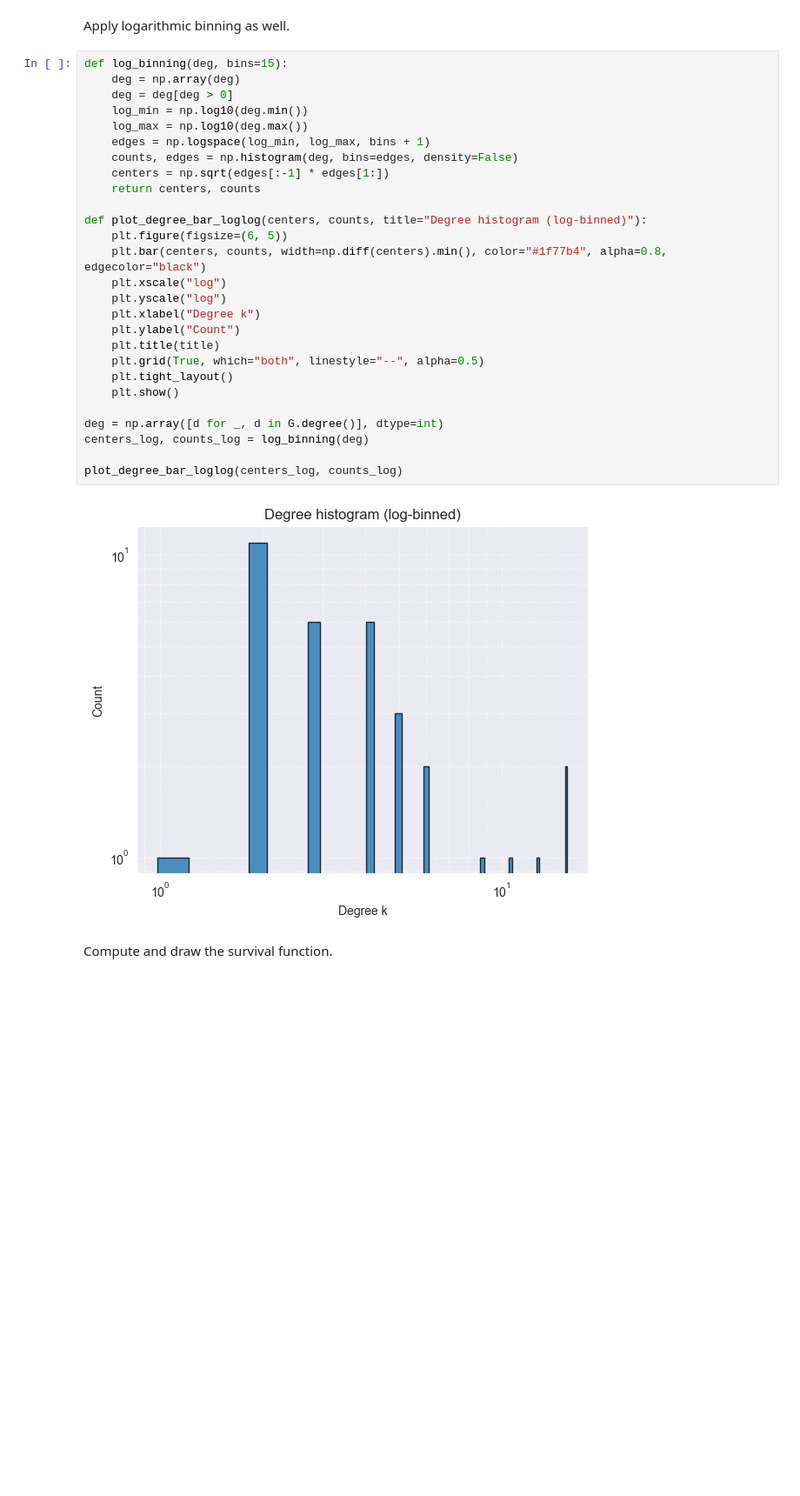
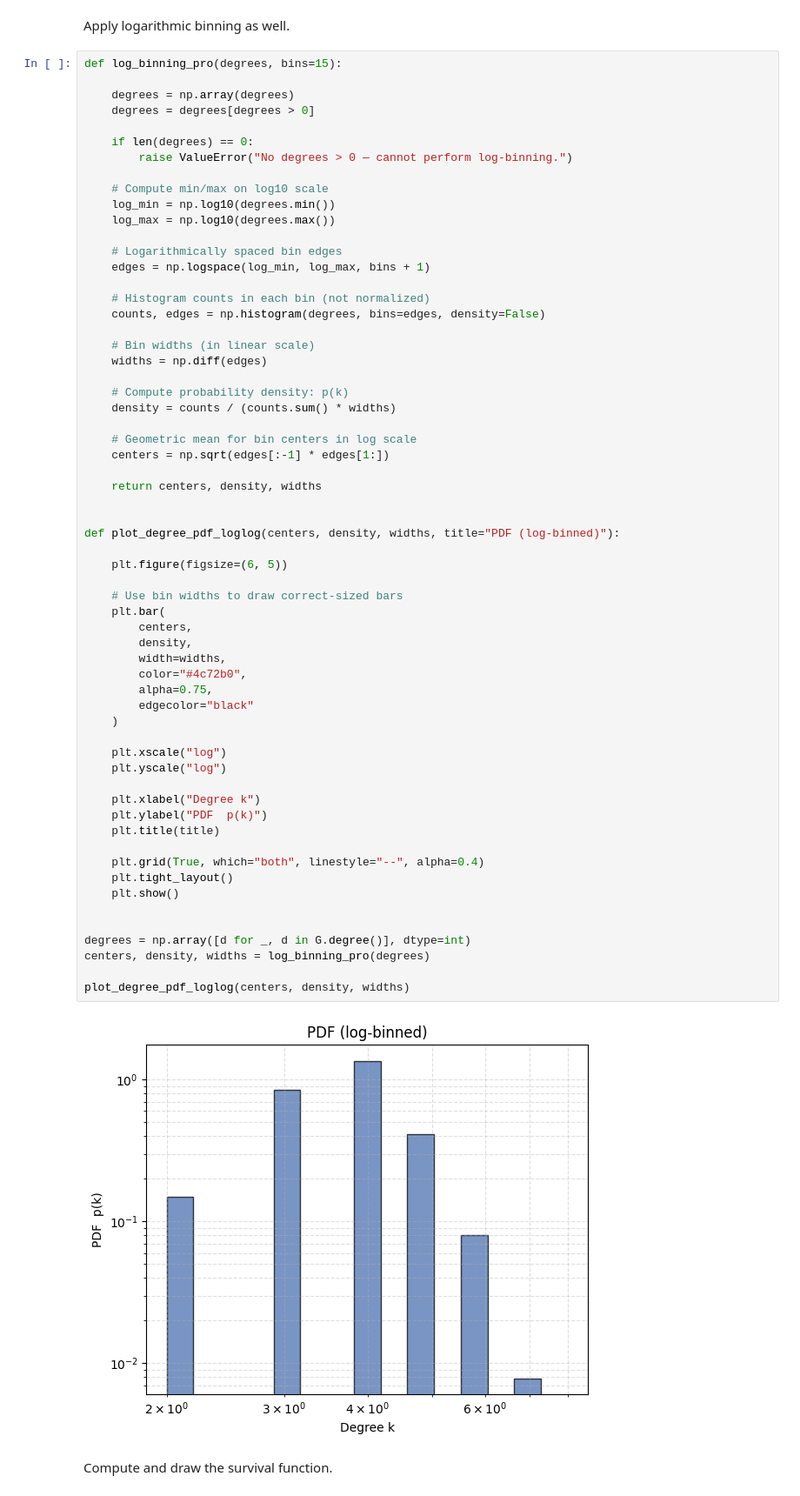
Before and after one commit to OganKuba/Social-Recomndation-Systems-Tasks, a Jupyter notebook: P4/E4.ipynb, the cells around one changed output. Shown at 87% size. Cells and saved outputs as stored; diff of their text form; blank space fills up the shorter version.

```diff
--- a/P4/E4.ipynb
+++ b/P4/E4.ipynb
@@ -54,34 +66,68 @@ plot_degree_bar_loglog(centers, counts)
 # %% [markdown]
 Apply logarithmic binning as well.
 # %%
-def log_binning(deg, bins=15):
-    deg = np.array(deg)
-    deg = deg[deg > 0]
-    log_min = np.log10(deg.min())
-    log_max = np.log10(deg.max())
+def log_binning_pro(degrees, bins=15):
+
+    degrees = np.array(degrees)
+    degrees = degrees[degrees > 0]
+
+    if len(degrees) == 0:
+        raise ValueError("No degrees > 0 — cannot perform log-binning.")
+
+    # Compute min/max on log10 scale
+    log_min = np.log10(degrees.min())
+    log_max = np.log10(degrees.max())
+
+    # Logarithmically spaced bin edges
     edges = np.logspace(log_min, log_max, bins + 1)
-    counts, edges = np.histogram(deg, bins=edges, density=False)
+
+    # Histogram counts in each bin (not normalized)
+    counts, edges = np.histogram(degrees, bins=edges, density=False)
+
+    # Bin widths (in linear scale)
+    widths = np.diff(edges)
+
+    # Compute probability density: p(k)
+    density = counts / (counts.sum() * widths)
+
+    # Geometric mean for bin centers in log scale
     centers = np.sqrt(edges[:-1] * edges[1:])
-    return centers, counts
 
-def plot_degree_bar_loglog(centers, counts, title="Degree histogram (log-binned)"):
+    return centers, density, widths
+
+
+def plot_degree_pdf_loglog(centers, density, widths, title="PDF (log-binned)"):
+
     plt.figure(figsize=(6, 5))
-    plt.bar(centers, counts, width=np.diff(centers).min(), color="#1f77b4", alpha=0.8, edgecolor="black")
+
+    # Use bin widths to draw correct-sized bars
+    plt.bar(
+        centers,
+        density,
+        width=widths,
+        color="#4c72b0",
+        alpha=0.75,
+        edgecolor="black"
+    )
+
     plt.xscale("log")
     plt.yscale("log")
+
     plt.xlabel("Degree k")
-    plt.ylabel("Count")
+    plt.ylabel("PDF  p(k)")
     plt.title(title)
-    plt.grid(True, which="both", linestyle="--", alpha=0.5)
+
+    plt.grid(True, which="both", linestyle="--", alpha=0.4)
     plt.tight_layout()
     plt.show()
 
-deg = np.array([d for _, d in G.degree()], dtype=int)
-centers_log, counts_log = log_binning(deg)
 
-plot_degree_bar_loglog(centers_log, counts_log)
+degrees = np.array([d for _, d in G.degree()], dtype=int)
+centers, density, widths = log_binning_pro(degrees)
+
+plot_degree_pdf_loglog(centers, density, widths)
 # %% [output]
-[figure, old version]
+[figure, new version]
 # %% [markdown]
 Compute and draw the survival function.
 # %% [markdown]
```
Also changed, not shown: parts of 11 cells of this notebook, 4 other files.
